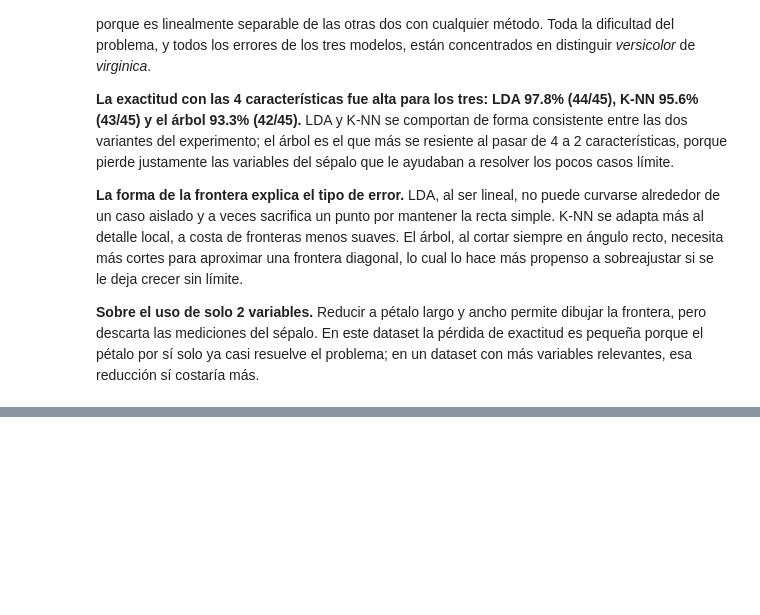
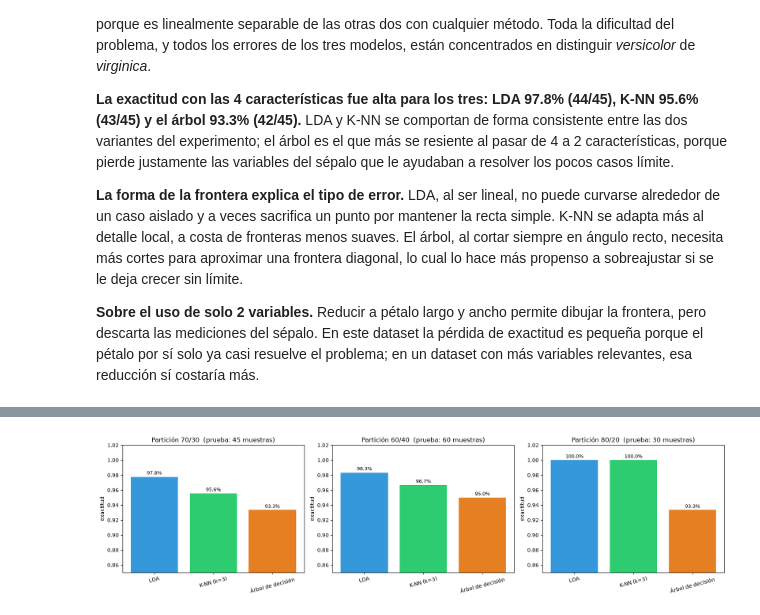
Before and after one commit to jdj40211/Solucionario-JuanDavidSierraOrozco-IntroIA, a Jupyter notebook: clase7-clasificacion/clasificadores_iris.ipynb, the cells around one changed output, grey strips where cells are left out. Drawn from its saved outputs; the diff is of its cells as text; code cells hidden in the pictures; blank space fills up the shorter version.

```diff
--- a/clase7-clasificacion/clasificadores_iris.ipynb
+++ b/clase7-clasificacion/clasificadores_iris.ipynb
@@ -277,0 +343,10 @@ plt.show()
+# %%
+print(f"{'partición':>10} | {'modelo':<20} | {'exactitud':>9} | {'correctos':>9} | {'incorrectos':>11}")
+print("-" * 72)
+for ts in PARTICIONES:
+    r = resultados_particiones[ts]
+    etiqueta = f"{int((1-ts)*100)}/{int(ts*100)}"
+    for nombre, info in r["resumen"].items():
+        print(f"{etiqueta:>10} | {nombre:<20} | {info['acc']:>8.1%} | "
+              f"{info['correctos']:>9} | {info['incorrectos']:>11}")
+    print("-" * 72)
@@ -277,0 +368,24 @@ plt.show()
+# %%
+fig, axes = plt.subplots(1, 3, figsize=(17, 4.5))
+
+for ax, ts in zip(axes, PARTICIONES):
+    r = resultados_particiones[ts]
+    etiqueta = f"{int((1-ts)*100)}/{int(ts*100)}"
+    for nombre, info in r["resumen"].items():
+        pass
+    # una figura de 3 matrices por particion seria mucha info; se resume en barras
+    nombres = list(r["resumen"].keys())
+    accs = [r["resumen"][n]["acc"] for n in nombres]
+    barras = ax.bar(nombres, accs, color=["#3498db", "#2ecc71", "#e67e22"])
+    ax.set_ylim(0.85, 1.02)
+    ax.set_title(f"Partición {etiqueta}  (prueba: {len(r['yte'])} muestras)")
+    ax.set_ylabel("exactitud")
+    ax.tick_params(axis="x", rotation=15)
+    for b, a in zip(barras, accs):
+        ax.text(b.get_x() + b.get_width()/2, a + 0.003, f"{a:.1%}",
+                ha="center", fontsize=9)
+
+plt.tight_layout()
+plt.show()
+# %% [output]
+[figure, added]
```
Also changed, not shown: parts of 14 cells of this notebook, 1 other file.
